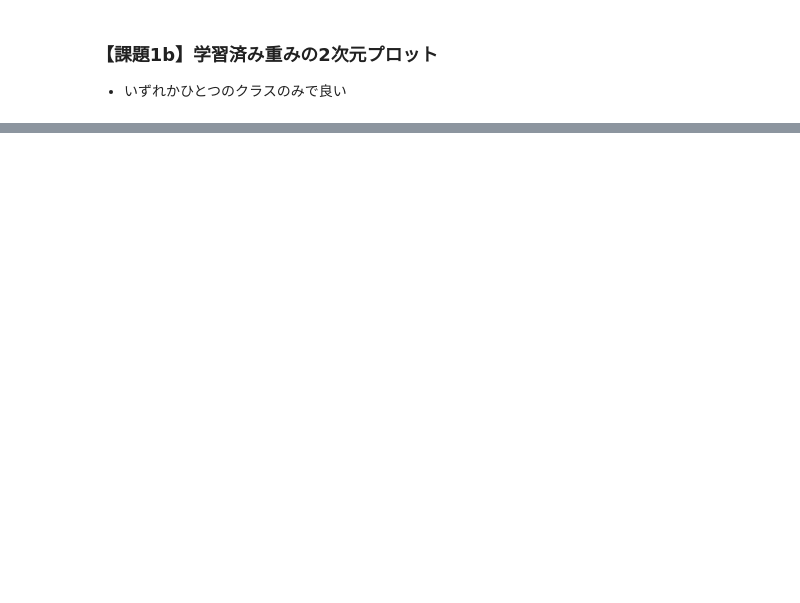
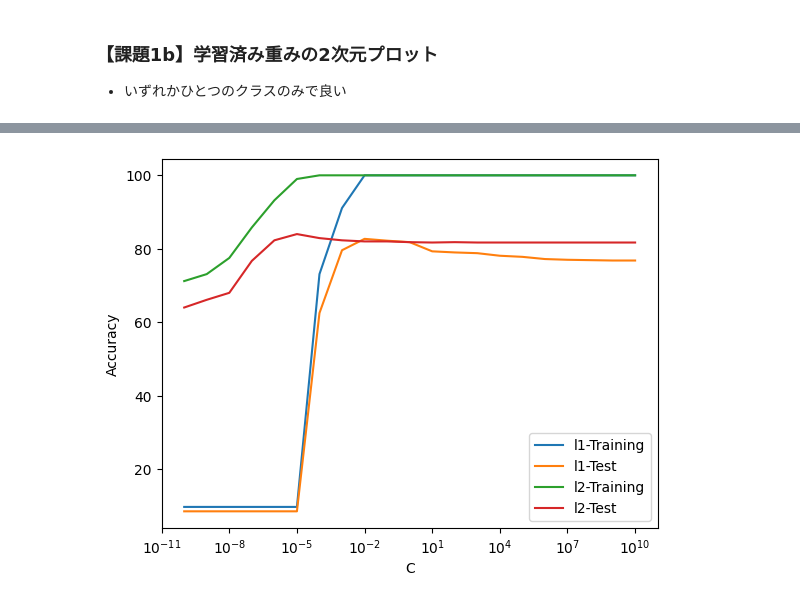
Before and after one commit to kioritsu/Knowledge_Informatics, a Jupyter notebook: ex5.ipynb, the cells around one changed output, grey strips where cells are left out. Drawn from its saved outputs; the diff is of its cells as text; code cells hidden in the pictures; blank space fills up the shorter version.

```diff
--- a/ex5.ipynb
+++ b/ex5.ipynb
@@ -150,0 +201,37 @@ plt.show()
+# %%
+l2_n_nonzero_weights, l2_params, l2_accuracy_train, l2_accuracy_test = [], [], [], []
+for c in np.arange(-10, 11, dtype=float):
+    # 逆正則化パラメータ
+    param = 10**c
+
+    # ロジスティック回帰のインスタンスを生成し，学習データに対して適合させる．
+    lr = LogisticRegression(penalty='l2', C=param, random_state=0, solver='liblinear', multi_class='ovr')
+    lr.fit(X_train, y_train)
+
+    # 非ゼロの重みの数をn_nonzero_weightsに追加．one-vs-restのいずれかの一つのクラスに対応する重みのみで良い．
+    # ヒント：学習済みの重みはcoef_[]に格納されている．また，非ゼロの要素数はnumpyのcount_nonzero()を使うと良い
+    n_nonzero = np.count_nonzero(lr.coef_)
+    l2_n_nonzero_weights.append(n_nonzero)
+
+    # 学習データおよびテストデータに対するAccuracyをaccuracy_train，accuracy_testに追加
+    y_train_pred = lr.predict(X_train)
+    acc = np.sum(y_train == y_train_pred, axis=0)*100 / X_train.shape[0]
+    l2_accuracy_train.append(acc)
+
+    y_test_pred = lr.predict(X_test)
+    acc = np.sum(y_test == y_test_pred, axis=0)*100 / X_test.shape[0]
+    l2_accuracy_test.append(acc)
+
+    l2_params.append(param)
+# %%
+plt.plot(l1_params, l1_accuracy_train,label='l1-Training')
+plt.plot(l1_params, l1_accuracy_test, label='l1-Test')
+plt.plot(l2_params, l2_accuracy_train,label='l2-Training')
+plt.plot(l2_params, l2_accuracy_test, label='l2-Test')
+plt.ylabel('Accuracy')
+plt.xlabel('C')
+plt.legend(loc='lower right')
+plt.xscale('log')
+plt.show()
+# %% [output]
+[figure, added]
```
Also changed, not shown: parts of 12 cells of this notebook, 2 other files.
